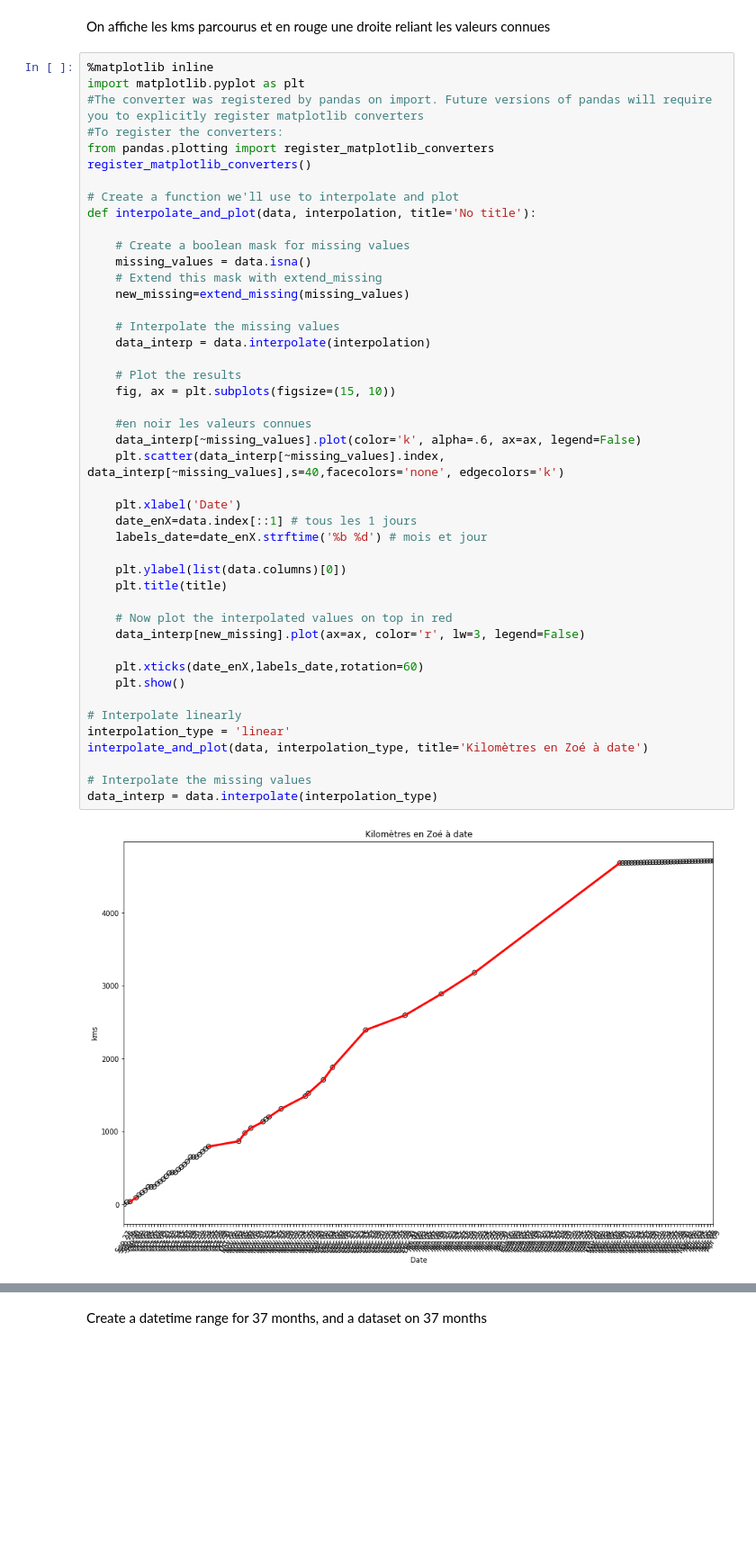
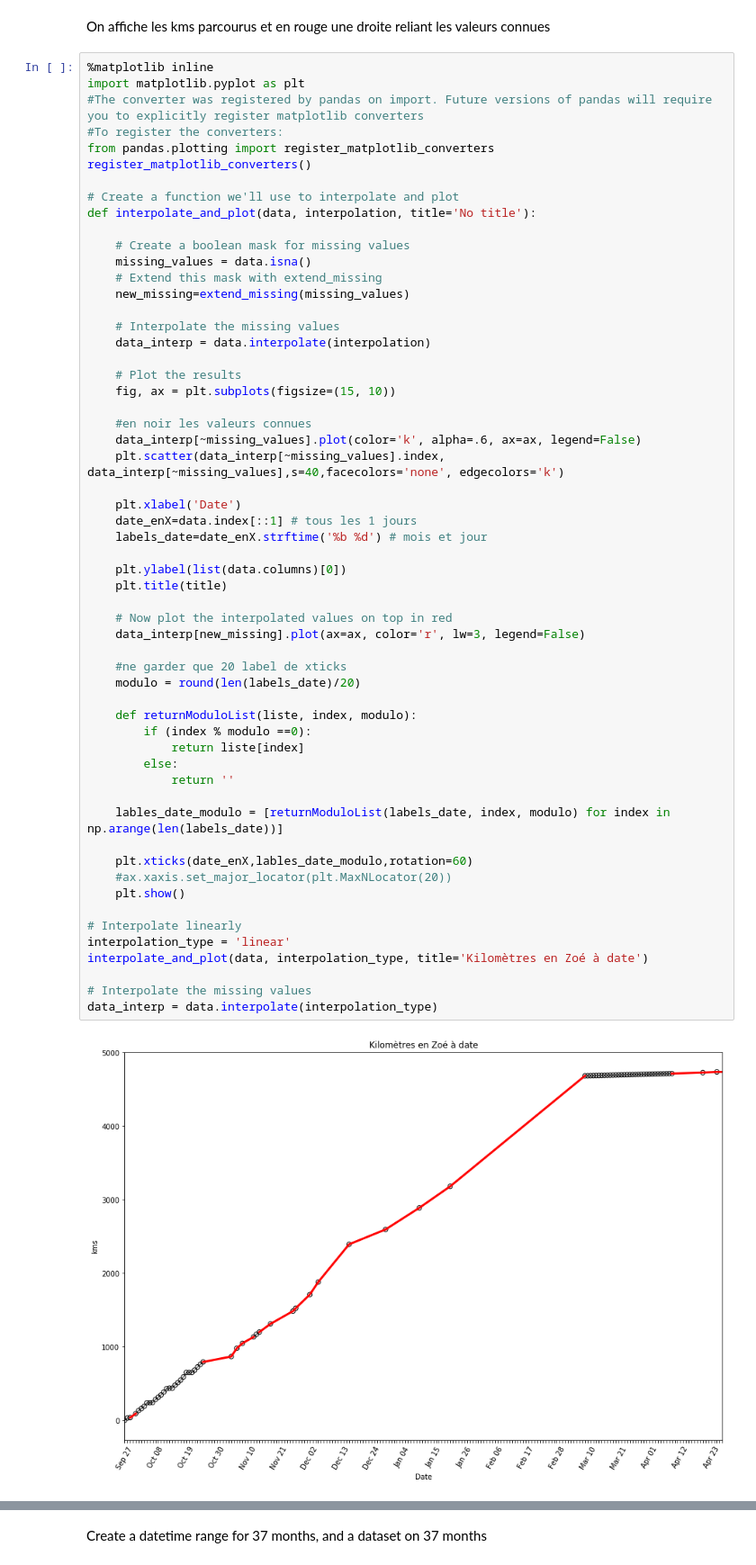
Before and after one commit to castorfou/data-scientist-skills, a Jupyter notebook: python-sandbox/zoe/zoe_prevision-37-mois.ipynb, the cells around one changed output, grey strips where cells are left out. Shown at 90% size. Saved outputs shown, nothing was run; the diff lists cells and outputs as text; blank space fills up the shorter version.

```diff
--- a/python-sandbox/zoe/zoe_prevision-37-mois.ipynb
+++ b/python-sandbox/zoe/zoe_prevision-37-mois.ipynb
@@ -132,35 +132,47 @@ def interpolate_and_plot(data, interpolation, title='No title'):
 
     # Interpolate the missing values
     data_interp = data.interpolate(interpolation)
 
     # Plot the results
     fig, ax = plt.subplots(figsize=(15, 10))
 
     #en noir les valeurs connues
     data_interp[~missing_values].plot(color='k', alpha=.6, ax=ax, legend=False)
     plt.scatter(data_interp[~missing_values].index, data_interp[~missing_values],s=40,facecolors='none', edgecolors='k')
 
     plt.xlabel('Date')
     date_enX=data.index[::1] # tous les 1 jours
     labels_date=date_enX.strftime('%b %d') # mois et jour
 
     plt.ylabel(list(data.columns)[0])
     plt.title(title)
 
     # Now plot the interpolated values on top in red
     data_interp[new_missing].plot(ax=ax, color='r', lw=3, legend=False)
 
-    plt.xticks(date_enX,labels_date,rotation=60)
+    #ne garder que 20 label de xticks
+    modulo = round(len(labels_date)/20)
+
+    def returnModuloList(liste, index, modulo):
+        if (index % modulo ==0):
+            return liste[index]
+        else:
+            return ''
+
+    lables_date_modulo = [returnModuloList(labels_date, index, modulo) for index in np.arange(len(labels_date))]
+
+    plt.xticks(date_enX,lables_date_modulo,rotation=60)
+    #ax.xaxis.set_major_locator(plt.MaxNLocator(20))
     plt.show()
 
 # Interpolate linearly
 interpolation_type = 'linear'
 interpolate_and_plot(data, interpolation_type, title='Kilomètres en Zoé à date')
 
 # Interpolate the missing values
 data_interp = data.interpolate(interpolation_type)
 # %% [output]
-[figure, old version]
+[figure, new version]
 # %%
 data_interp[~missing_values].index
 # %% [output]
```
Also changed, not shown: parts of 14 cells of this notebook, 45 other files.
